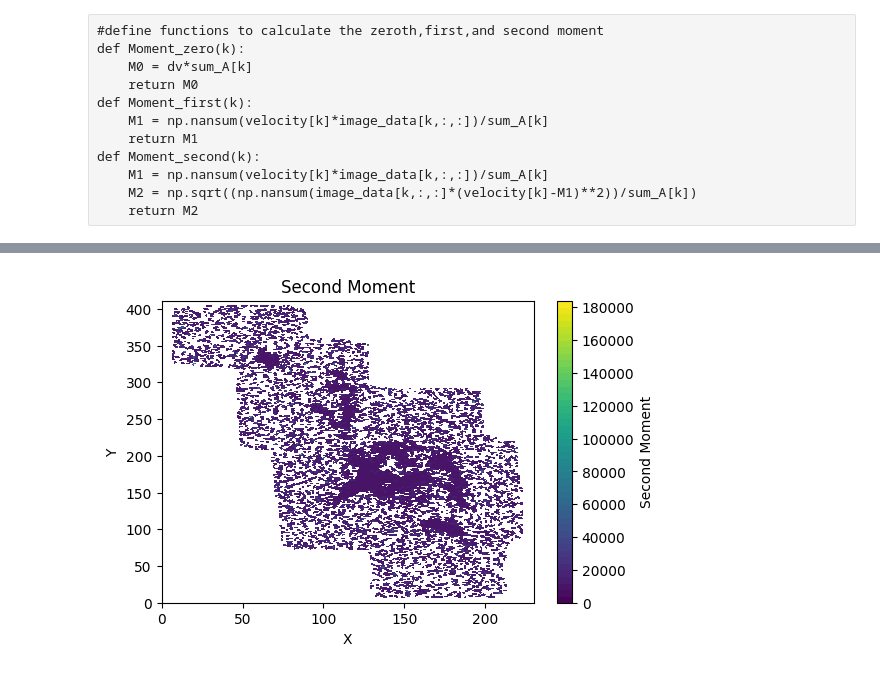
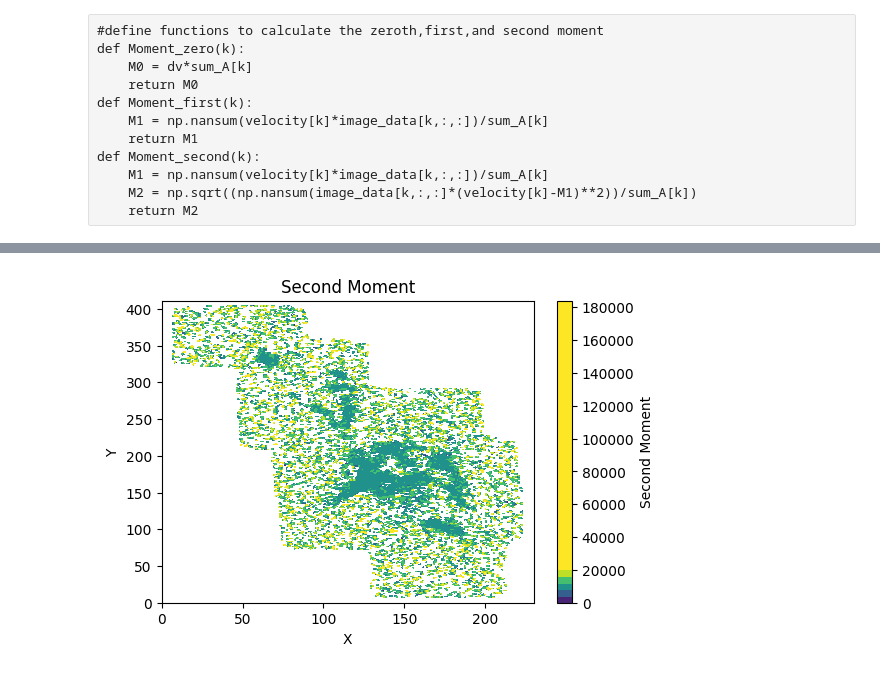
Before and after one commit to AveryGong515/CTA200, a Jupyter notebook: SURPproject_LilyGong.ipynb, the cells around one changed output, grey strips where cells are left out. Saved outputs shown, nothing was run; the diff lists cells and outputs as text; code cells hidden in the pictures.

```diff
--- a/SURPproject_LilyGong.ipynb
+++ b/SURPproject_LilyGong.ipynb
@@ -225,13 +225,14 @@ for i in range(231):
 # %%
 i = np.arange(0,231,1)
 j = np.arange(0,412,1)
 X,Y = np.meshgrid(i,j)
 plt.figure(dpi=100)
 plt.contourf(X,Y,M2,levels=50)
+plt.clim(0,20000)
 plt.xlabel("X")
 plt.ylabel("Y")
 plt.title("Second Moment")
 plt.colorbar(label="Second Moment",)
 plt.show()
 # %% [output]
-[figure, old version]
+[figure, new version]
```
Also changed, not shown: parts of 3 cells of this notebook.
